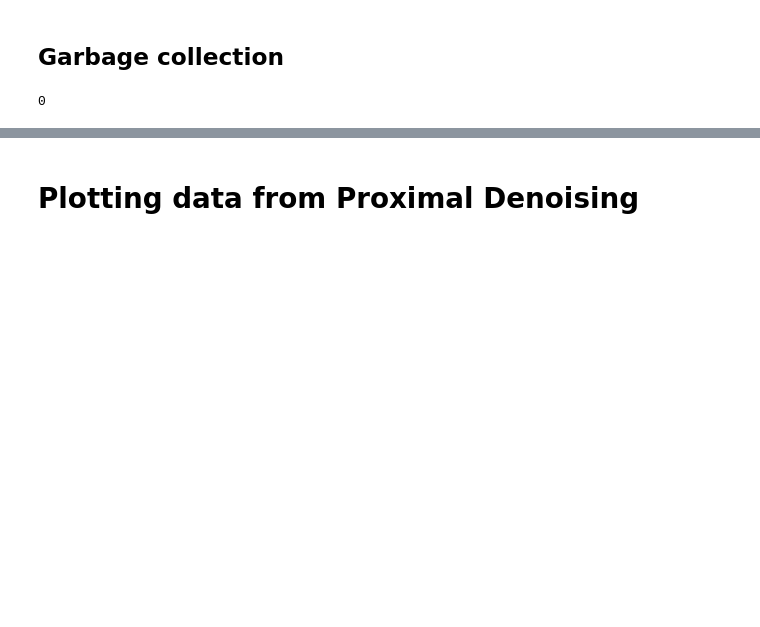
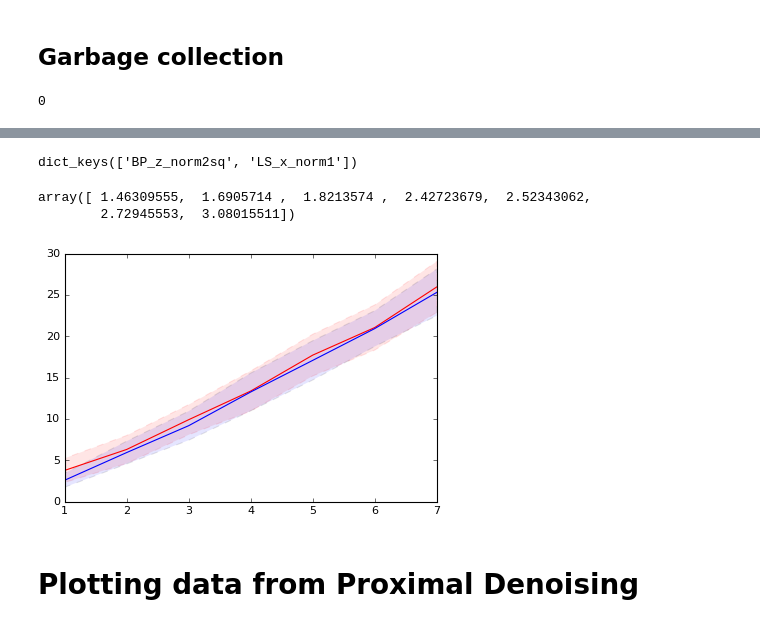
Before and after one commit to asberk/empirical-lasso-mse, a Jupyter notebook: python/Empirical PD and Lasso MSE.ipynb, the cells around one changed output, grey strips where cells are left out. Saved outputs shown, nothing was run; the diff lists cells and outputs as text; code cells hidden in the pictures; blank space fills up the shorter version.

Commit message:
add ribbon plot to compare between tau- and sigma-constrained pd mse wrt increasing dimension

```diff
--- a/python/Empirical PD and Lasso MSE.ipynb
+++ b/python/Empirical PD and Lasso MSE.ipynb
@@ -43,3 +45,30 @@ plt.close('all')
+# %%
+with open('../data/ProxDenois_LSBP_7_Thu_Apr__6_18-49-35_2017.json', 'r+', encoding='utf-8') as fp:
+    pdlsbp = json.load(fp)
+# %%
+pdlsbp.keys()
+# %% [output]
+dict_keys(['BP_z_norm2sq', 'LS_x_norm1'])
+# %%
+pd_sigma = np.array(pdlsbp['BP_z_norm2sq'])
+pd_tau = np.array(pdlsbp['LS_x_norm1'])
+# %%
+pd_sigma.std(axis=1)
+# %% [output]
+array([ 1.46309555,  1.6905714 ,  1.8213574 ,  2.42723679,  2.52343062,
+        2.72945553,  3.08015511])
+# %%
+pd_tau_mean = pd_tau.mean(axis=1)
+pd_tau_std = pd_tau.std(axis=1)
+pd_sigma_mean = pd_sigma.mean(axis=1)
+pd_sigma_std = pd_sigma.std(axis=1)
+# %%
+plt.fill_between(range(1,8), pd_sigma_mean - pd_sigma_std, pd_sigma_mean + pd_sigma_std, alpha=.1, linestyle='dashed', color='r');
+plt.fill_between(range(1,8), pd_tau_mean - pd_tau_std, pd_tau_mean + pd_tau_std, alpha=.1, linestyle='dashed');
+plt.plot(range(1,8), pd_sigma.mean(axis=1), c='r');
+plt.plot(range(1,8), pd_tau.mean(axis=1), c='b');
+# %% [output]
+[figure, added]
 # %% [markdown]
 # Plotting data from Proximal Denoising
 # %%
```
Also changed, not shown: parts of 3 cells of this notebook.
